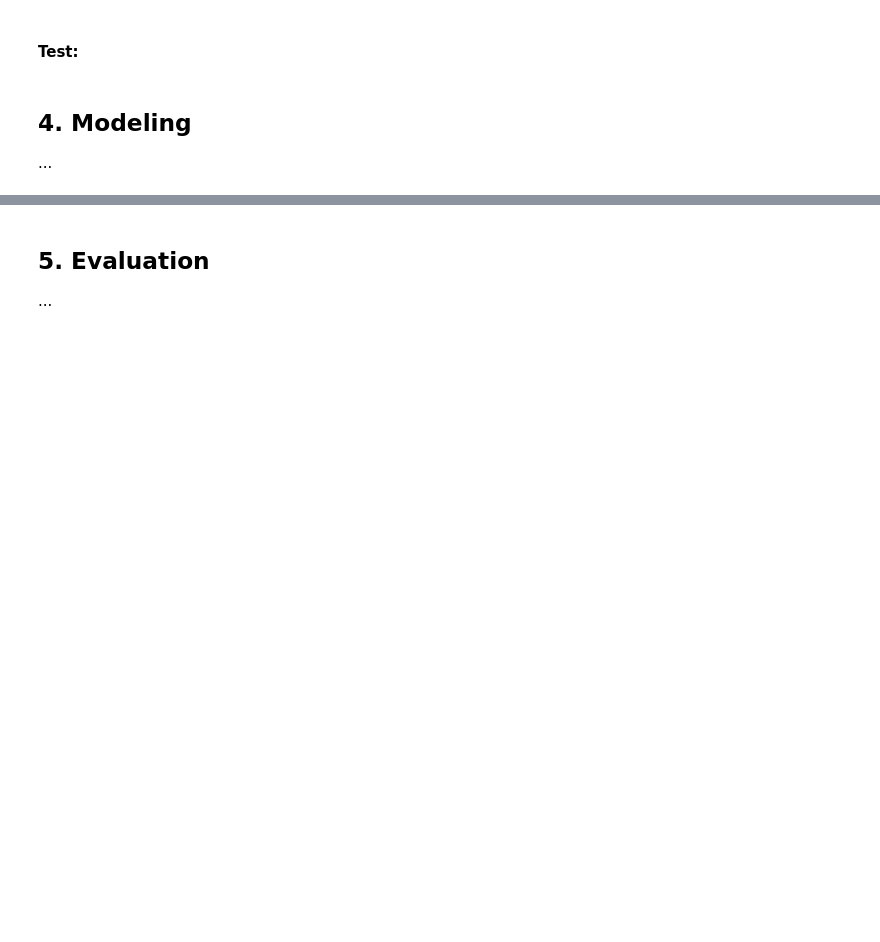
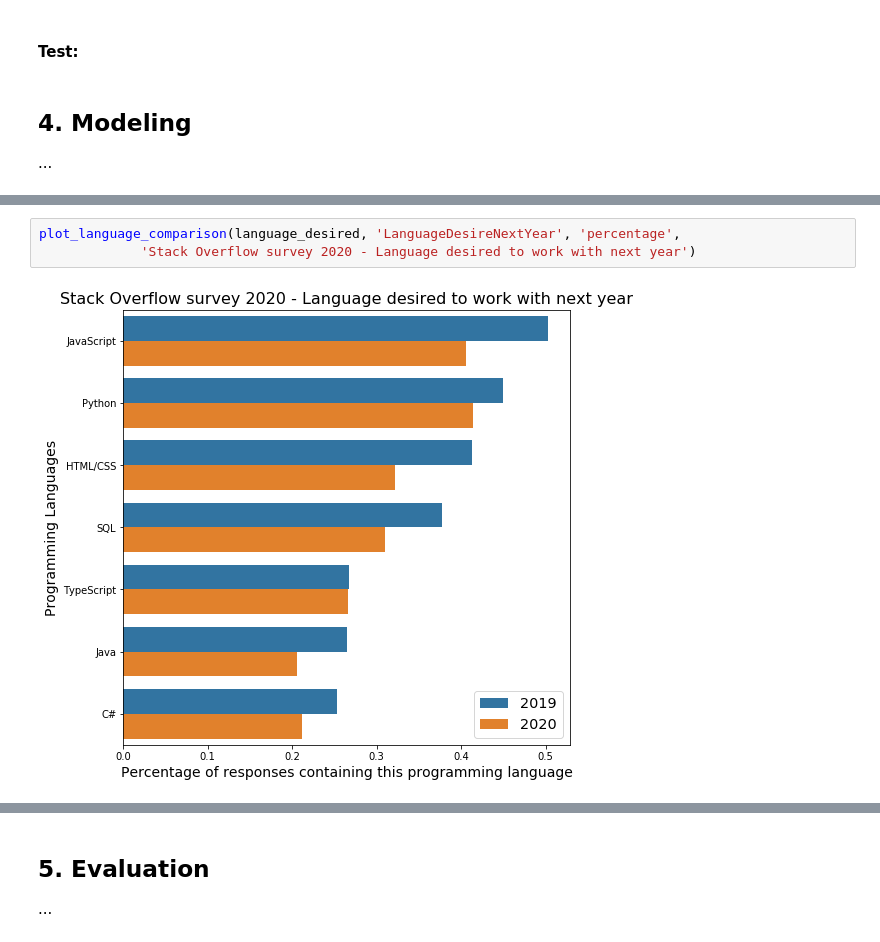
Before and after one commit to LeopoldWalther/StackOverflow_Survey, a Jupyter notebook: Survey_Analysis.ipynb, the cells around one changed output, grey strips where cells are left out. Cells and saved outputs as stored; diff of their text form; blank space fills up the shorter version.

```diff
--- a/Survey_Analysis.ipynb
+++ b/Survey_Analysis.ipynb
@@ -527,0 +519,5 @@ X, y = clean_data(df)
+# %%
+plot_language_comparison(language_desired, 'LanguageDesireNextYear', 'percentage',
+             'Stack Overflow survey 2020 - Language desired to work with next year')
+# %% [output]
+[figure, added]
```
Also changed, not shown: parts of 22 cells of this notebook.
